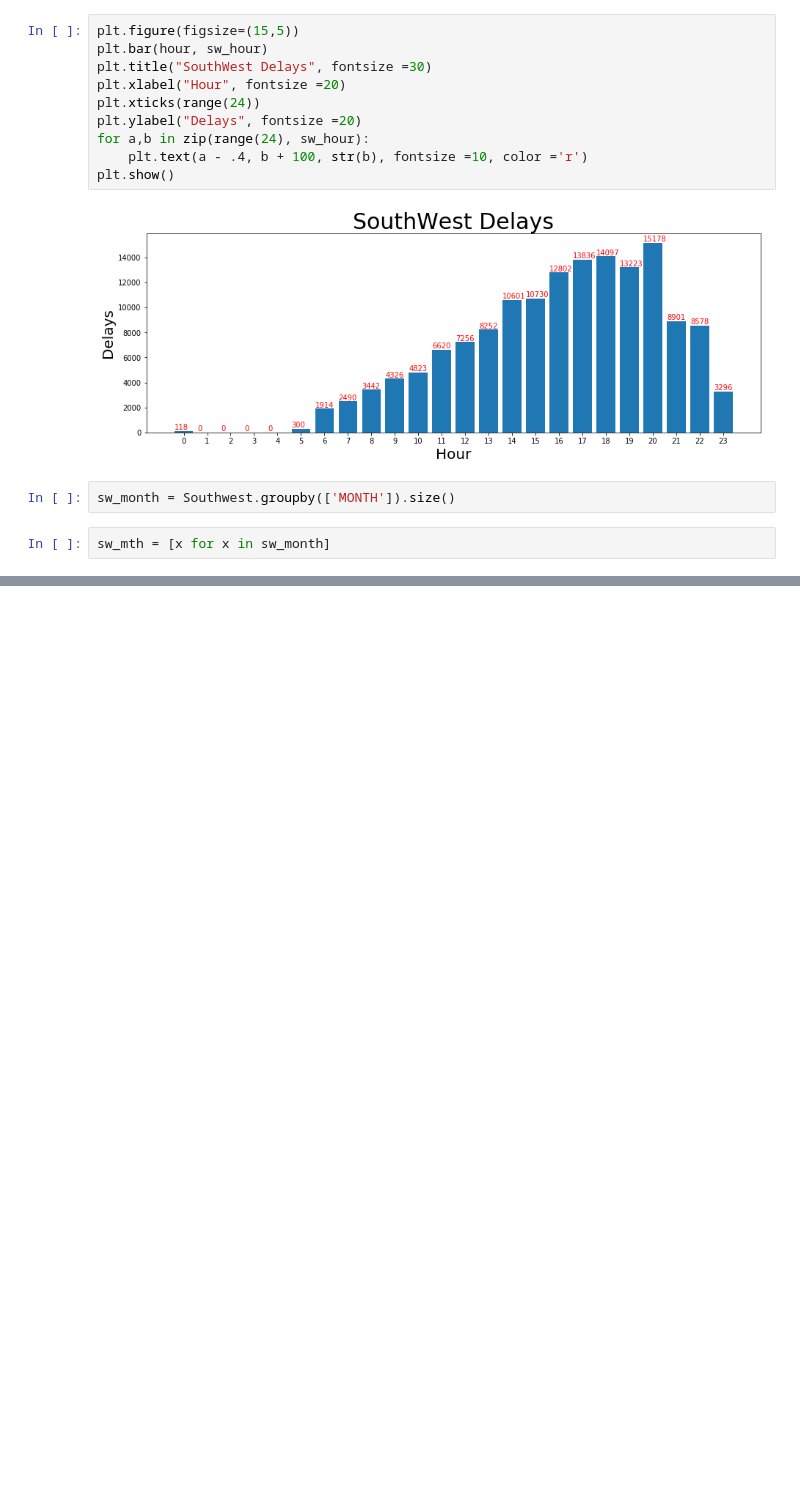
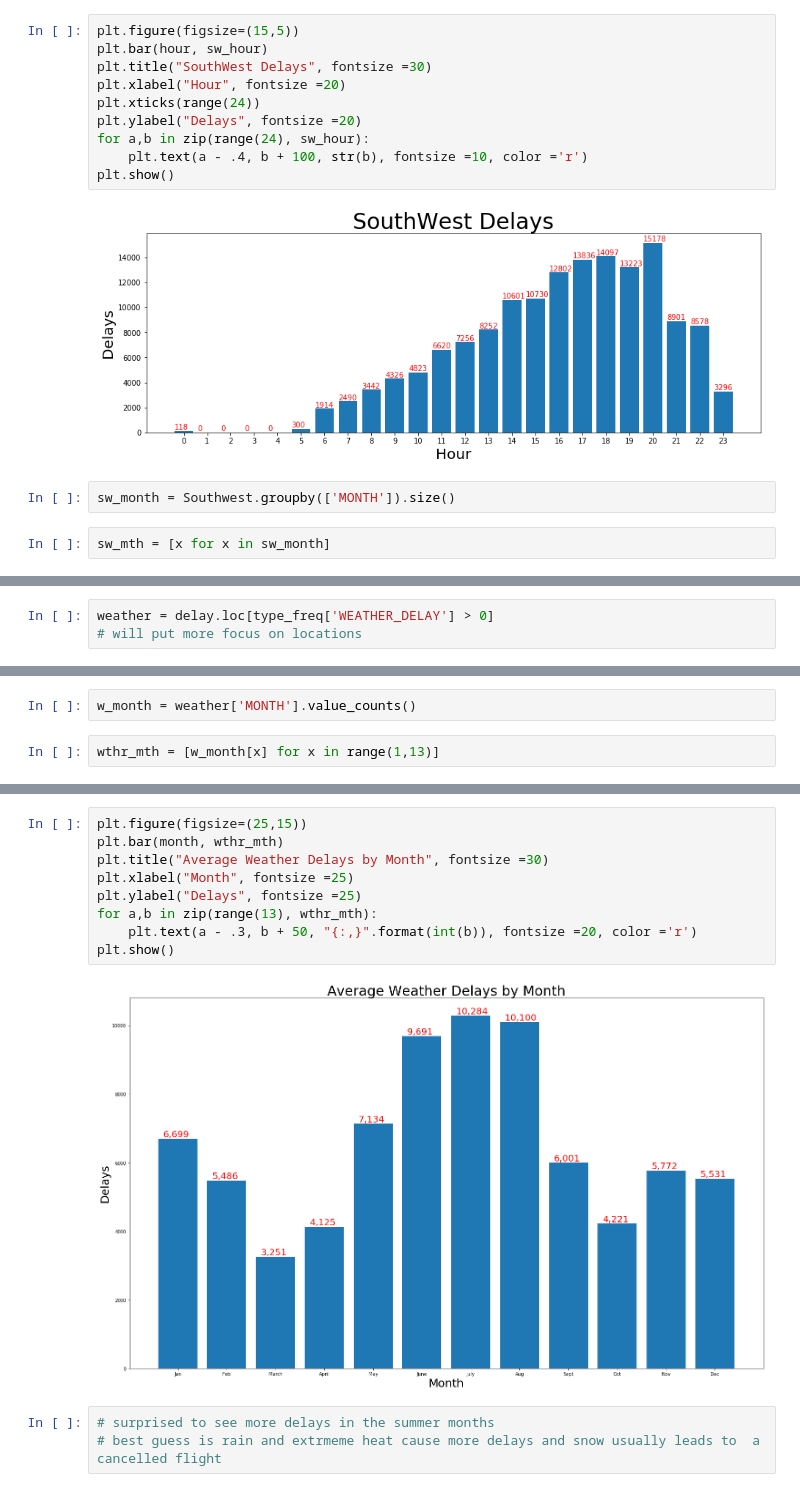
Before and after one commit to Arimorris/delays, a Jupyter notebook: Delay_causes.ipynb, the cells around one changed output, grey strips where cells are left out. Saved outputs shown, nothing was run; the diff lists cells and outputs as text; blank space fills up the shorter version.

```diff
--- a/Delay_causes.ipynb
+++ b/Delay_causes.ipynb
@@ -436,0 +403,3 @@ plt.show()
+# %%
+weather = delay.loc[type_freq['WEATHER_DELAY'] > 0]
+# will put more focus on locations
@@ -436,0 +410,4 @@ plt.show()
+# %%
+w_month = weather['MONTH'].value_counts()
+# %%
+wthr_mth = [w_month[x] for x in range(1,13)]
@@ -436,0 +418,14 @@ plt.show()
+# %%
+plt.figure(figsize=(25,15))
+plt.bar(month, wthr_mth)
+plt.title("Average Weather Delays by Month", fontsize =30)
+plt.xlabel("Month", fontsize =25)
+plt.ylabel("Delays", fontsize =25)
+for a,b in zip(range(13), wthr_mth):
+    plt.text(a - .3, b + 50, "{:,}".format(int(b)), fontsize =20, color ='r')
+plt.show()
+# %% [output]
+[figure, added]
+# %%
+# surprised to see more delays in the summer months
+# best guess is rain and extrmeme heat cause more delays and snow usually leads to  a cancelled flight
```
Also changed, not shown: parts of 8 cells of this notebook, 2 other files.
